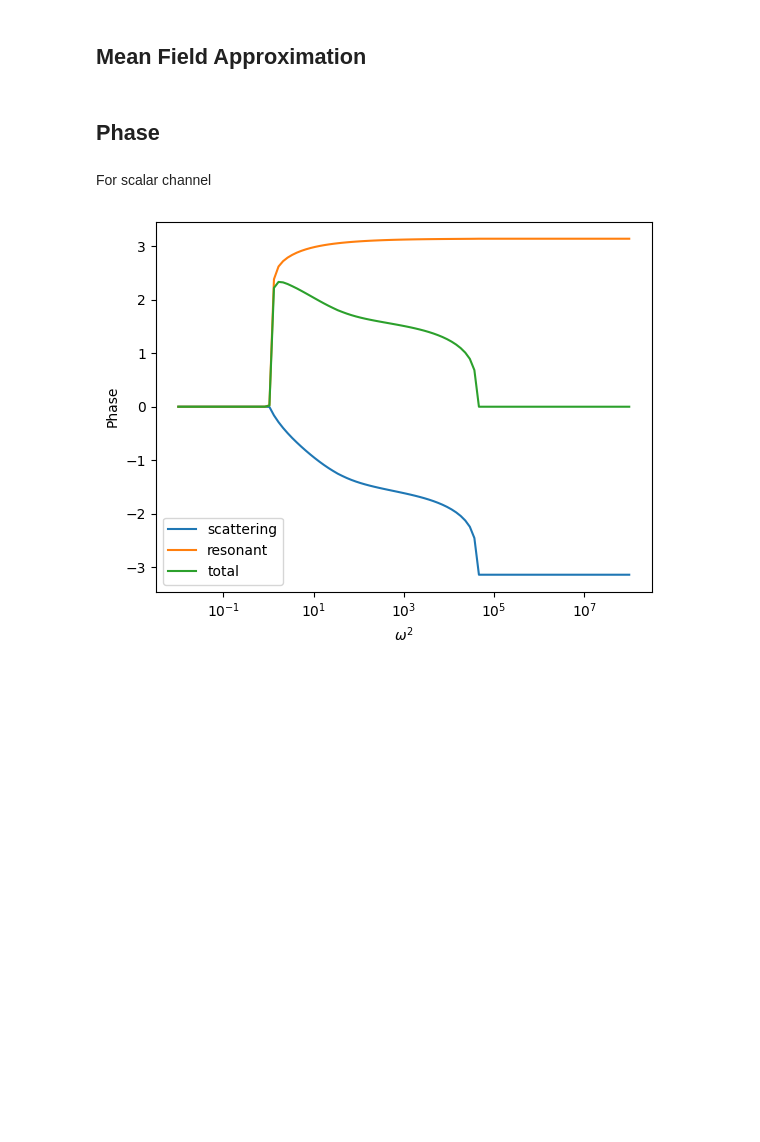
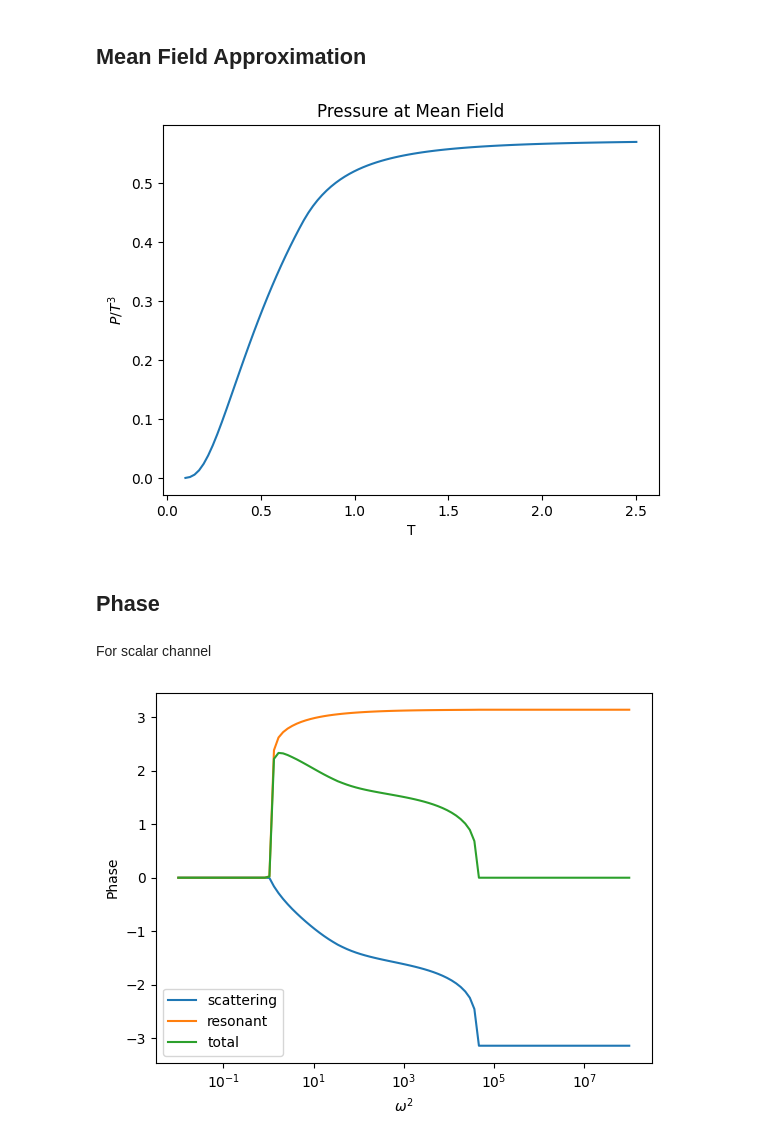
Before and after one commit to biplab37/Graphene, a Jupyter notebook: GN_model.ipynb, the cells around one changed output. Saved outputs shown, nothing was run; the diff lists cells and outputs as text; code cells hidden in the pictures; blank space fills up the shorter version.

Commit message:
added mean field pressure as well

```diff
--- a/GN_model.ipynb
+++ b/GN_model.ipynb
@@ -75,12 +73,18 @@ ax2.legend()
 ## Mean Field Approximation
 # %%
 mu = 0.0
-param = jl.Parameters(κ=0.01)
-trange = np.linspace(0.05,2.5,100)
-pressure_mean = [jl.pressure_MF(t,mu,param) for t in trange]
+param = jl.Parameters(κ=0.0)
+trange = np.linspace(0.1,2.5,100)
+pressure_mean = [jl.pressure_MF(t,mu,param,norm=True) for t in trange] # If you want energy or numberdensity change the pressure_MF to energy_MF or number_MF respectively.
 # %%
 # plot
-plt.plot(trange,pressure_mean,xlabel='T',ylabel=r'$P/T^2$',title='Pressure at Mean Field')
+plt.plot(trange, pressure_mean)
+plt.xlabel('T')
+plt.ylabel(r'$P/T^3$')
+plt.title('Pressure at Mean Field')
+plt.show()
+# %% [output]
+[figure, added]
 # %% [markdown]
 ## Phase
 # %%
```
Also changed, not shown: parts of 6 cells of this notebook, 2 other files.
